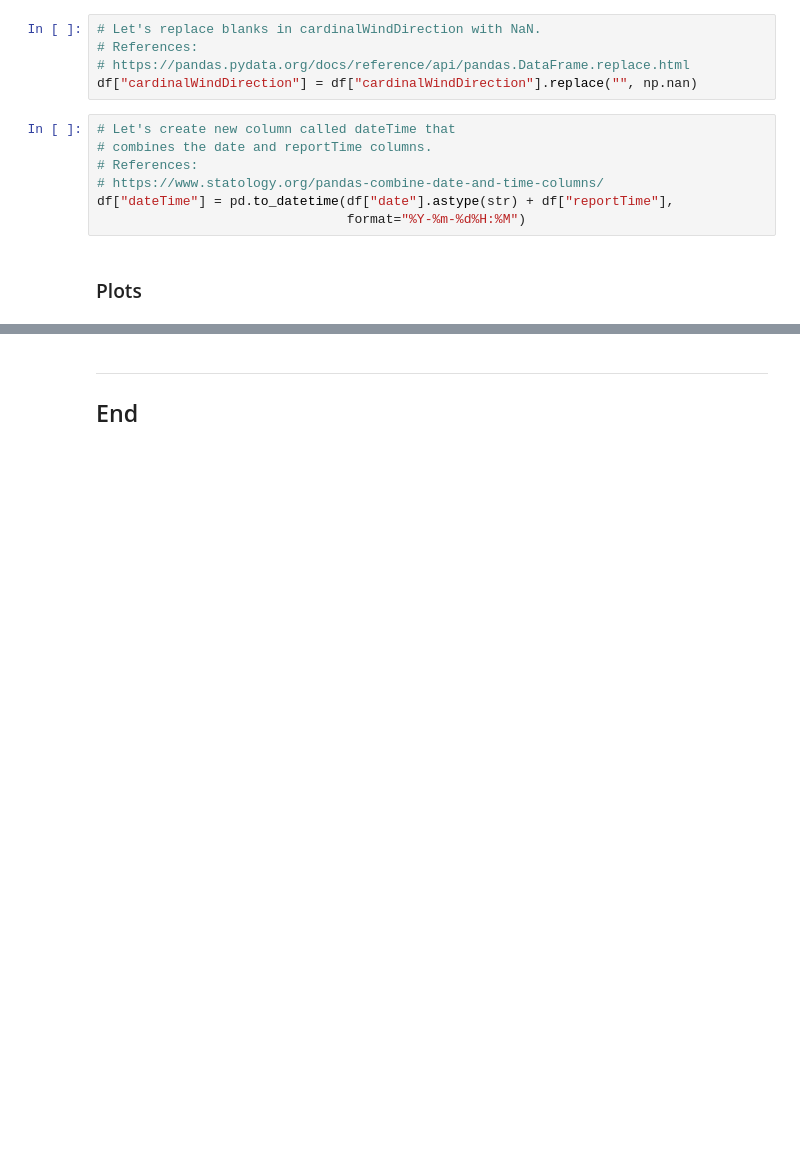
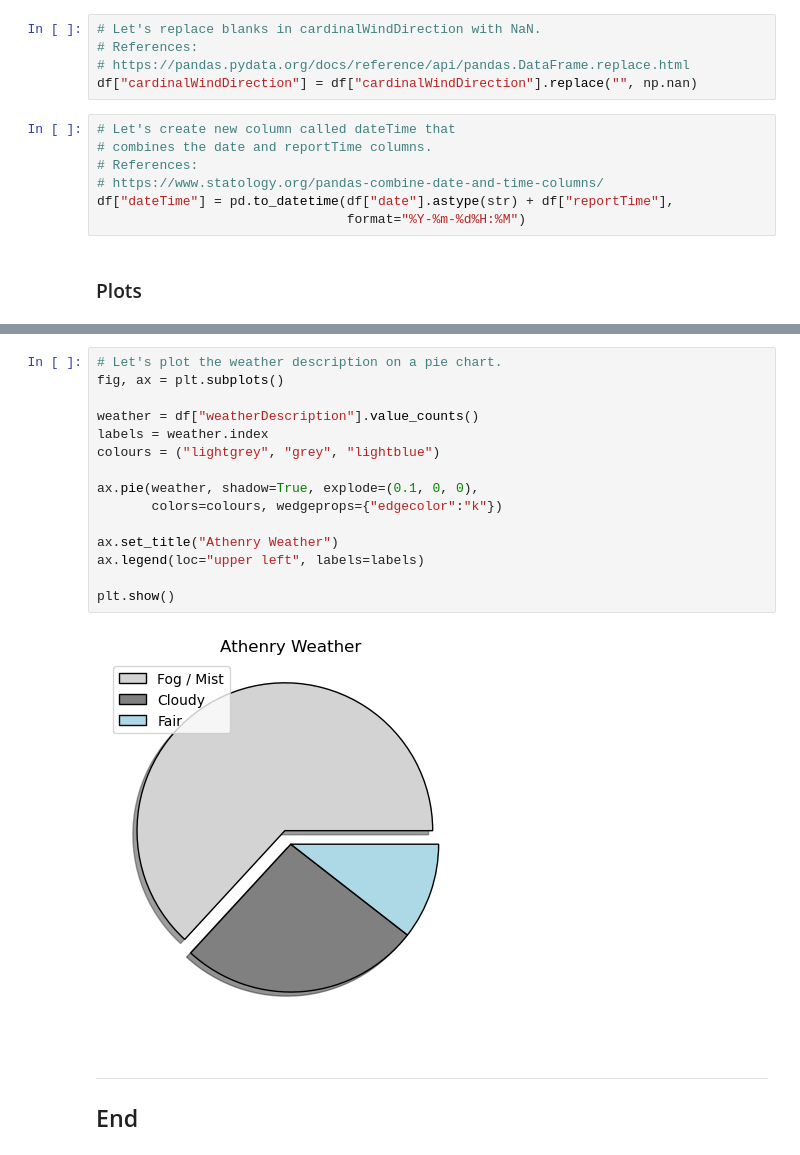
Before and after one commit to eoghanpw/comp_infra-assessment, a Jupyter notebook: weather.ipynb, the cells around one changed output, grey strips where cells are left out. Drawn from its saved outputs; the diff is of its cells as text; blank space fills up the shorter version.

```diff
--- a/weather.ipynb
+++ b/weather.ipynb
@@ -361,3 +366,20 @@ ax.legend(loc="upper left", labels=labels)
+# %%
+# Let's plot the weather description on a pie chart.
+fig, ax = plt.subplots()
+
+weather = df["weatherDescription"].value_counts()
+labels = weather.index
+colours = ("lightgrey", "grey", "lightblue")
+
+ax.pie(weather, shadow=True, explode=(0.1, 0, 0),
+       colors=colours, wedgeprops={"edgecolor":"k"})
+
+ax.set_title("Athenry Weather")
+ax.legend(loc="upper left", labels=labels)
+
+plt.show()
+# %% [output]
+[figure, added]
 # %% [markdown]
 ***
 
```
Also changed, not shown: parts of 3 cells of this notebook, 1 other file.
